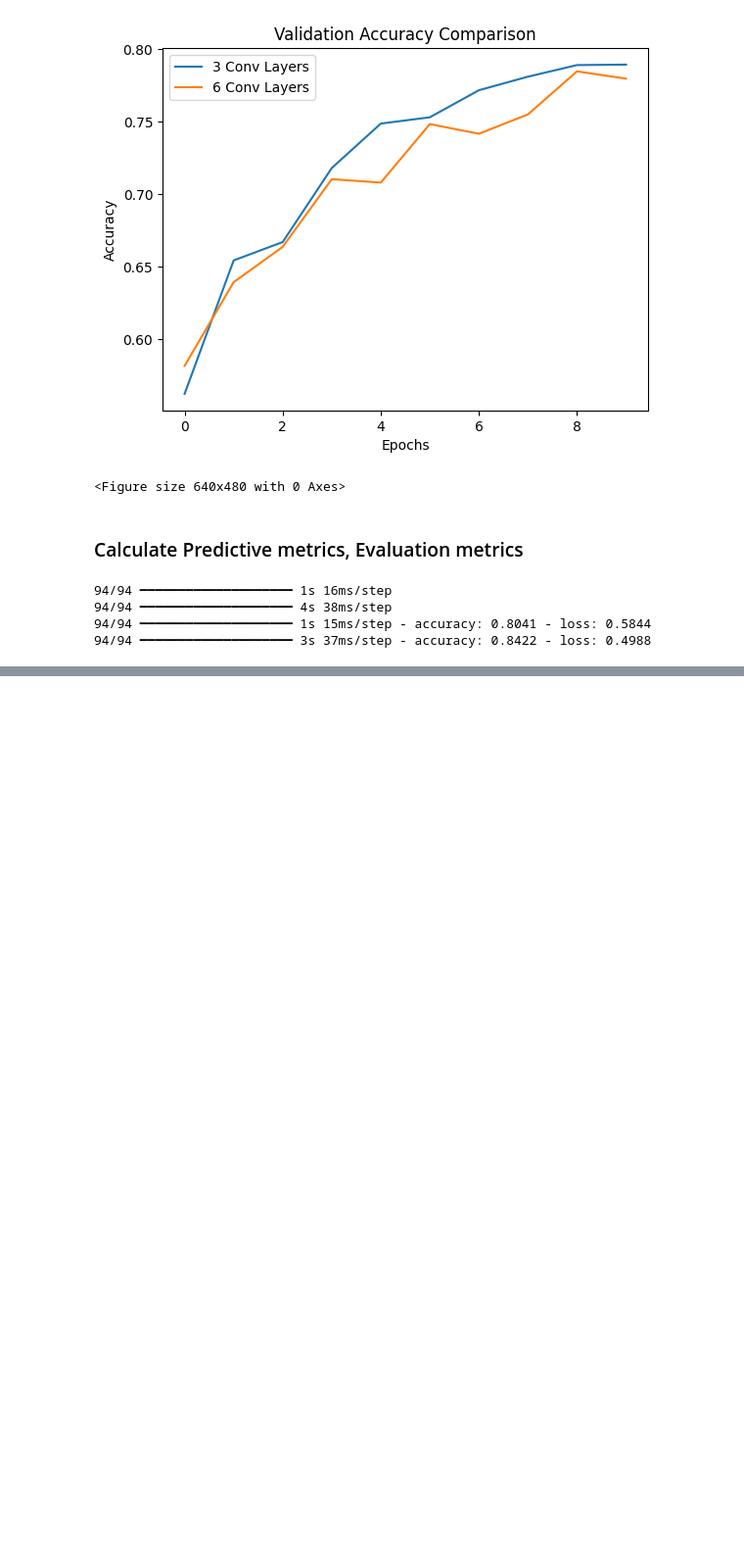
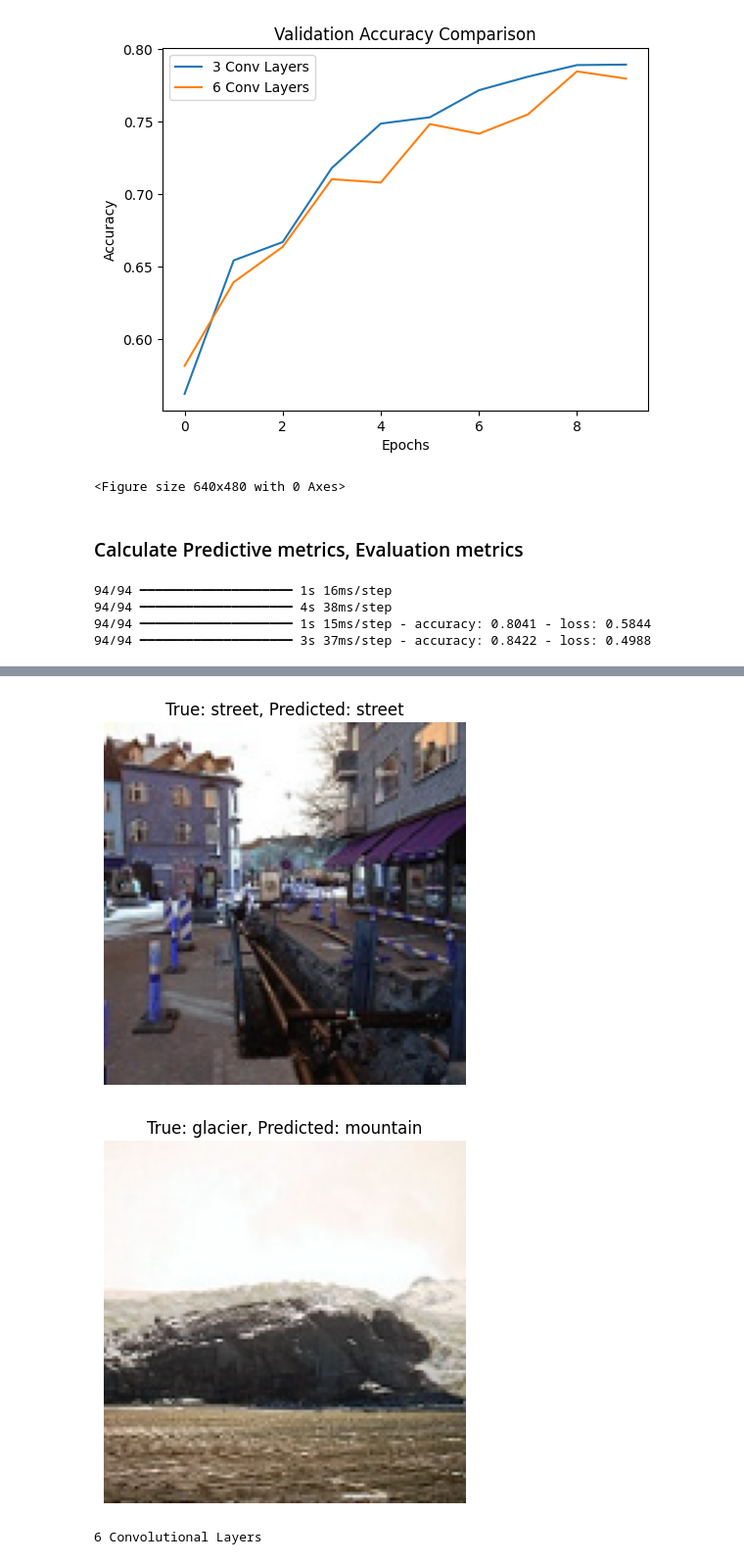
Before and after one commit to tyler-teufel/ML-Notebooks, a Jupyter notebook: COMP-5600/assignments/assignment-3/Assignment_3_2_Teufel.ipynb, the cells around one changed output, grey strips where cells are left out. Shown at 98% size. Saved outputs shown, nothing was run; the diff lists cells and outputs as text; code cells hidden in the pictures; blank space fills up the shorter version.

```diff
--- a/COMP-5600/assignments/assignment-3/Assignment_3_2_Teufel.ipynb
+++ b/COMP-5600/assignments/assignment-3/Assignment_3_2_Teufel.ipynb
@@ -277,3 +278,35 @@ combined_results_df.to_csv(results_filepath, index=False)
 94/94 ━━━━━━━━━━━━━━━━━━━━ 4s 38ms/step
 94/94 ━━━━━━━━━━━━━━━━━━━━ 1s 15ms/step - accuracy: 0.8041 - loss: 0.5844
 94/94 ━━━━━━━━━━━━━━━━━━━━ 3s 37ms/step - accuracy: 0.8422 - loss: 0.4988
+# %%
+# Select two random samples from X_test.
+sample_indices = random.sample(range(len(X_val)), 2)
+selected_images = X_val[sample_indices]
+selected_labels = Y_val[sample_indices]
+
+# Make predictions for the selected samples.
+
+prediction3conv = model_3conv.predict(selected_images)
+prediction6conv = model_6conv.predict(selected_images)
+
+# Convert predictions and true labels to class indices.
+predictions_combined = [prediction3conv, prediction6conv]
+
+for idx, predictions in enumerate(predictions_combined):
+    if idx == 0:
+        print("3 Convolutional Layers")
+    else:
+        print("6 Convolutional Layers")
+    predicted_classes = np.argmax(predictions, axis=1)
+    true_classes = np.argmax(selected_labels, axis=1)
+
+    # Define class names (from your training/validation setup).
+    class_names = train_class_names
+
+    # Visualize the selected images with predictions and true labels.
+    for i, img in enumerate(selected_images):
+        plt.imshow(img)
+        plt.title(f"True: {class_names[true_classes[i]]}, Predicted: {class_names[predicted_classes[i]]}")
+        plt.axis('off')
+        plt.show()
+# %% [output]
@@ -279,0 +316,3 @@ combined_results_df.to_csv(results_filepath, index=False)
+[figure, added]
+[figure, added]
+6 Convolutional Layers
```
Also changed, not shown: parts of 2 cells of this notebook, 2 other files.
